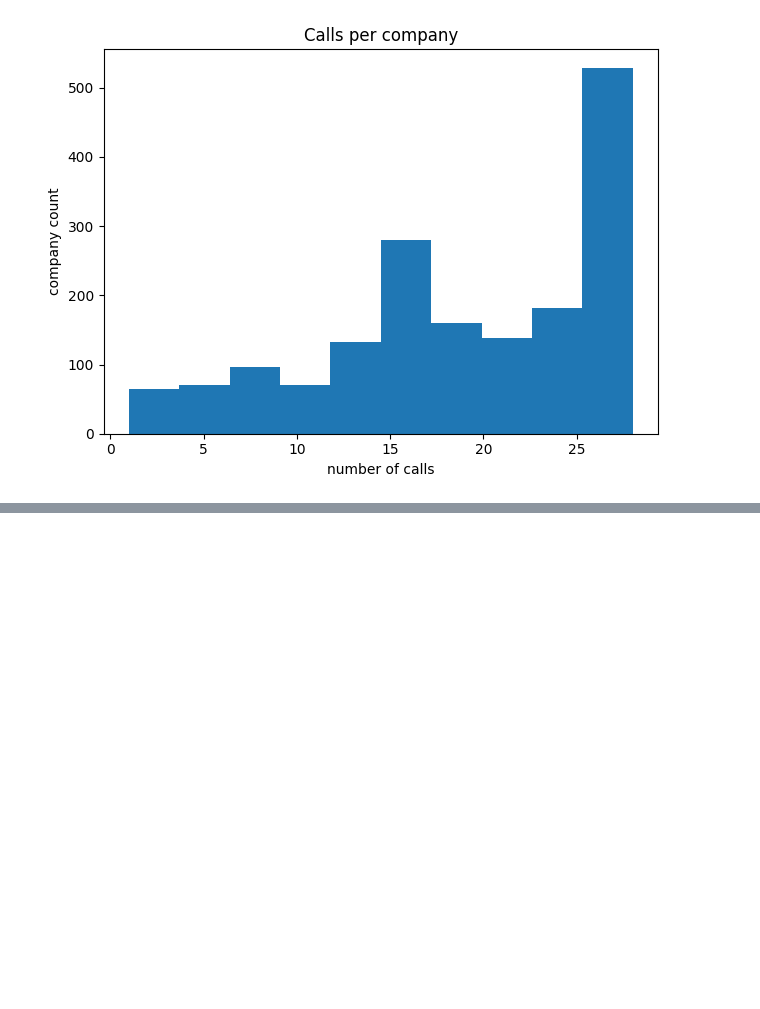
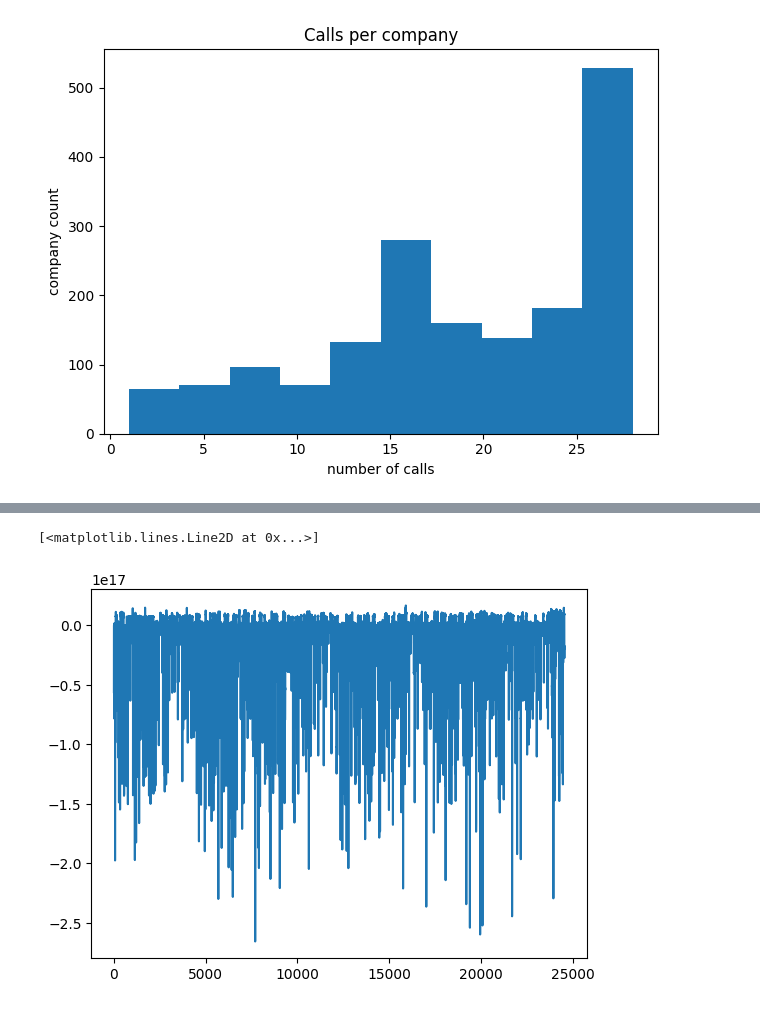
Before and after one commit to current12/Stat-222-Project, a Jupyter notebook: Code/Exploratory Data Analysis/Earning Calls/New_call.ipynb, the cells around one changed output, grey strips where cells are left out. Saved outputs shown, nothing was run; the diff lists cells and outputs as text; code cells hidden in the pictures; blank space fills up the shorter version.

```diff
--- a/Code/Exploratory Data Analysis/Earning Calls/New_call.ipynb
+++ b/Code/Exploratory Data Analysis/Earning Calls/New_call.ipynb
@@ -356,0 +378,6 @@ plt.show()
+# %%
+# Old calls from kaggle
+matched_date = df_old.apply(lambda row: match_date(row['year'], row['quarter']), axis=1)
+matched_date = pd.to_datetime(matched_date)
+deviation_old = pd.to_datetime(df_old.date) - matched_date
+deviation_old.describe()
@@ -356,0 +408,5 @@ plt.show()
+# %%
+plt.plot(deviation_old)
+# %% [output]
+[<matplotlib.lines.Line2D at 0x...>]
+[figure, added]
```
Also changed, not shown: parts of 7 cells of this notebook.
